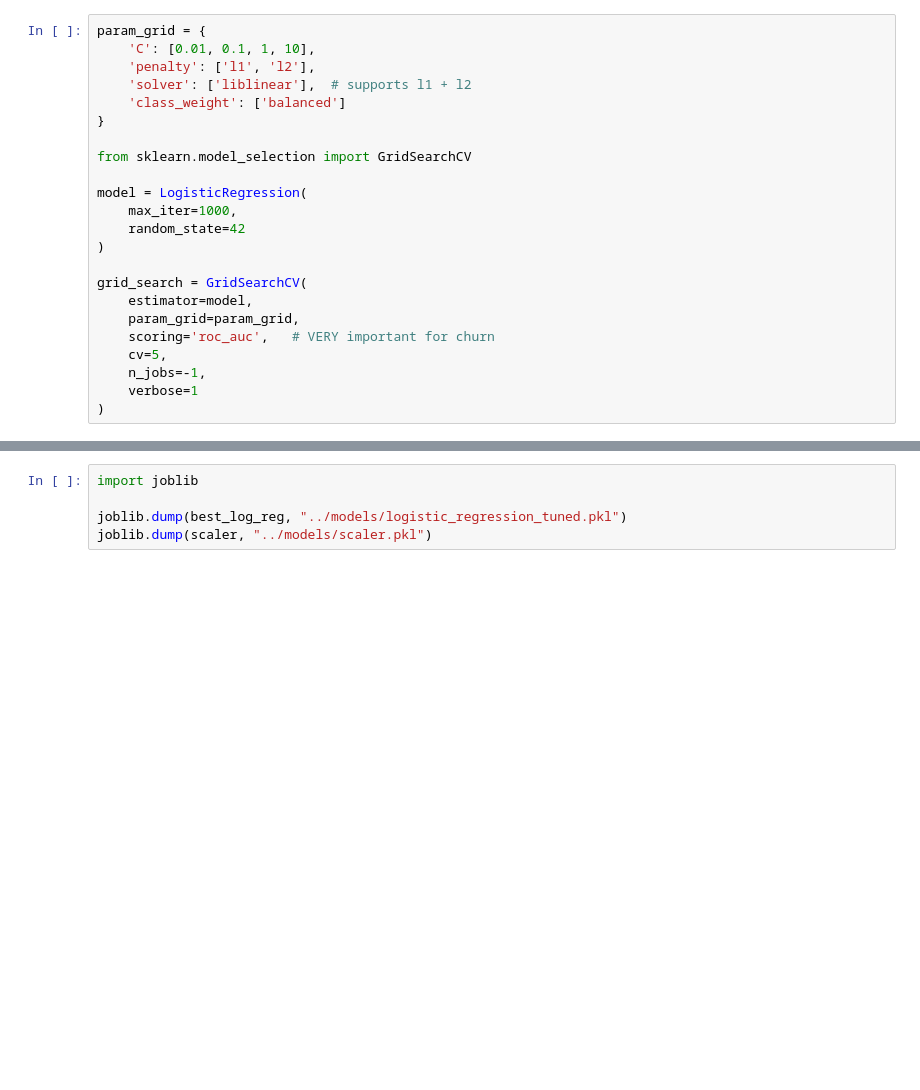
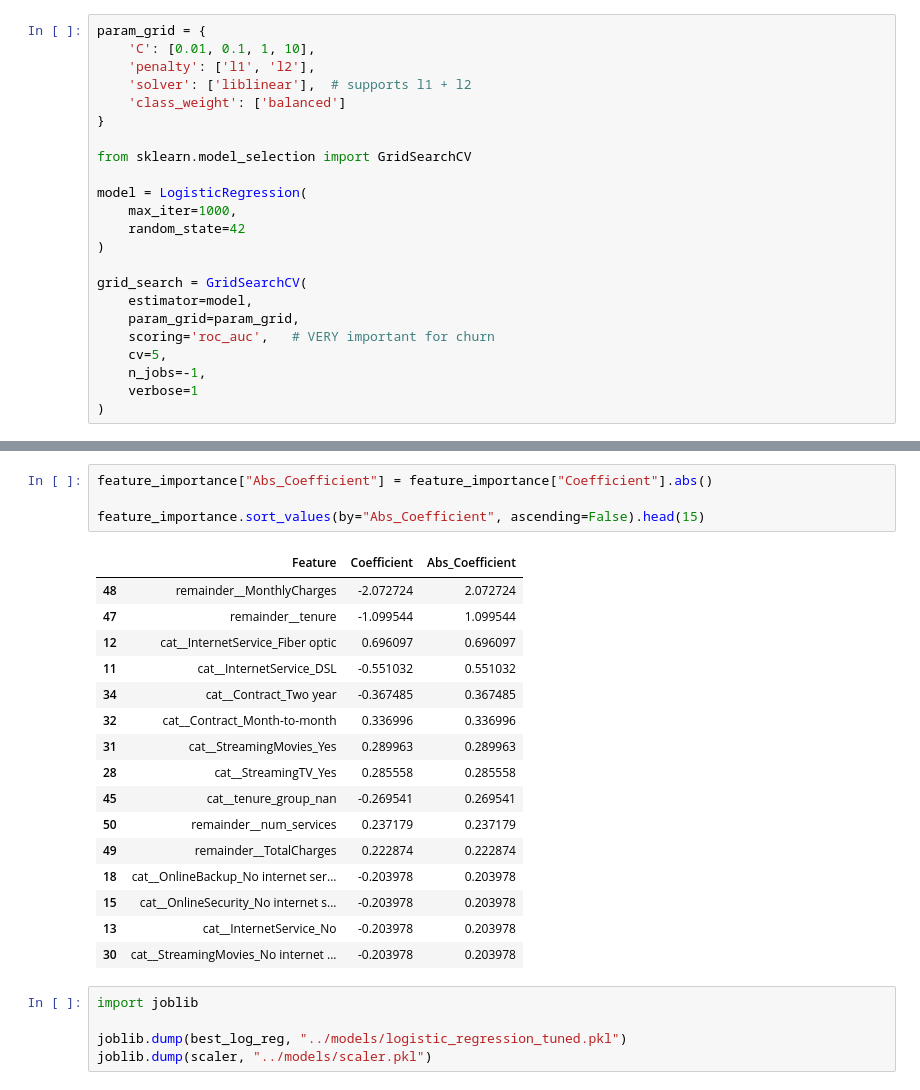
Before and after one commit to Arya-Dhawan/Customer-Churn-Prediction, a Jupyter notebook: notebooks/03_logistic_regression.ipynb, the cells around one changed output, grey strips where cells are left out. Drawn from its saved outputs; the diff is of its cells as text; blank space fills up the shorter version.

```diff
--- a/notebooks/03_logistic_regression.ipynb
+++ b/notebooks/03_logistic_regression.ipynb
@@ -126,3 +179,24 @@ feature_importance.head(10)
+# %%
+feature_importance["Abs_Coefficient"] = feature_importance["Coefficient"].abs()
+
+feature_importance.sort_values(by="Abs_Coefficient", ascending=False).head(15)
+# %% [output]
+|  | Feature | Coefficient | Abs_Coefficient |
+| 48 | remainder__MonthlyCharges | -2.072724 | 2.072724 |
+| 47 | remainder__tenure | -1.099544 | 1.099544 |
+| 12 | cat__InternetService_Fiber optic | 0.696097 | 0.696097 |
+| 11 | cat__InternetService_DSL | -0.551032 | 0.551032 |
+| 34 | cat__Contract_Two year | -0.367485 | 0.367485 |
+| 32 | cat__Contract_Month-to-month | 0.336996 | 0.336996 |
+| 31 | cat__StreamingMovies_Yes | 0.289963 | 0.289963 |
+| 28 | cat__StreamingTV_Yes | 0.285558 | 0.285558 |
+| 45 | cat__tenure_group_nan | -0.269541 | 0.269541 |
+| 50 | remainder__num_services | 0.237179 | 0.237179 |
+| 49 | remainder__TotalCharges | 0.222874 | 0.222874 |
+| 18 | cat__OnlineBackup_No internet ser... | -0.203978 | 0.203978 |
+| 15 | cat__OnlineSecurity_No internet s... | -0.203978 | 0.203978 |
+| 13 | cat__InternetService_No | -0.203978 | 0.203978 |
+| 30 | cat__StreamingMovies_No internet ... | -0.203978 | 0.203978 |
 # %%
 import joblib
 
```
Also changed, not shown: parts of 10 cells of this notebook, 18 other files.
